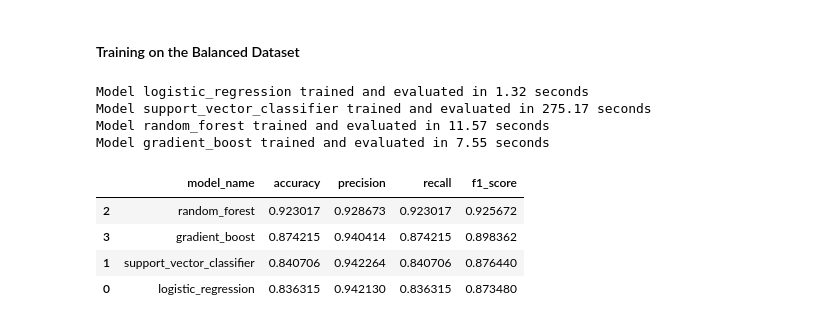
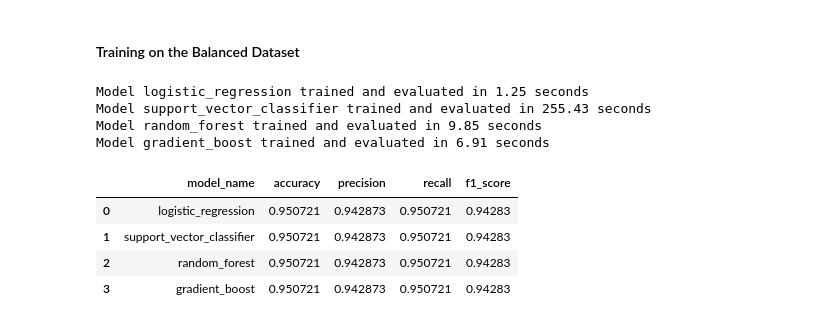
Before and after one commit to AndyMortey/PREDICTING-ANNUAL-INCOME-USING-MACHINE-LEARNING, a Jupyter notebook: notebook.ipynb, the cells around one changed output. Saved outputs shown, nothing was run; the diff lists cells and outputs as text; code cells hidden in the pictures.

Commit message:
Model Saved

```diff
--- a/notebook.ipynb
+++ b/notebook.ipynb
@@ -915,17 +917,17 @@ models = [
     ('gradient_boost', GradientBoostingClassifier(random_state=42))
 ]
 
-all_pipelines = {}
+all_balanced_pipelines = {}
 
 # Create a DataFrame for the metrics
-metrics_output = pd.DataFrame(columns=['model_name', 'accuracy', 'precision', 'recall', 'f1_score'])
+balanced_metrics_output = pd.DataFrame(columns=['model_name', 'accuracy', 'precision', 'recall', 'f1_score'])
 
 # Train and evaluate each model
 for model_name, classifier in models:
     start_time = time.time()
 
     # Create pipeline with SMOTE
-    pipeline = ImbPipeline(steps=[
+    balanced_pipeline = ImbPipeline(steps=[
         ('preprocessor', preprocessor),
         ('smote', SMOTE(random_state=42)),
         ('feature_importance', SelectKBest(mutual_info_classif, k='all')),
@@ -933,14 +935,14 @@ for model_name, classifier in models:
     ])
 
     # Fit data to pipeline
-    pipeline.fit(X_train_sample, y_train_sample)
-    all_pipelines[model_name] = pipeline
+    balanced_pipeline.fit(X_train_sample, y_train_sample)
+    all_balanced_pipelines[model_name] = balanced_pipeline
 
     # Make predictions on the test set
-    y_pred = pipeline.predict(X_test)
+    y_pred = balanced_pipeline.predict(X_test)
 
     # Generate classification report for each model
-    metrics = classification_report(y_test, y_pred, output_dict=True)
+    balanced_metrics = classification_report(y_test, y_pred, output_dict=True)
 
     # Evaluate the model
     accuracy = metrics['accuracy']
@@ -957,21 +959,21 @@ for model_name, classifier in models:
         'f1_score': [f1_score]
     })
 
-    metrics_output = pd.concat([metrics_output, new_row], ignore_index=True)
+    balanced_metrics_output = pd.concat([balanced_metrics_output, new_row], ignore_index=True)
 
     end_time = time.time()
     print(f"Model {model_name} trained and evaluated in {end_time - start_time:.2f} seconds")
 # %% [output]
-Model logistic_regression trained and evaluated in 1.32 seconds
-Model support_vector_classifier trained and evaluated in 275.17 seconds
-Model random_forest trained and evaluated in 11.57 seconds
-Model gradient_boost trained and evaluated in 7.55 seconds
+Model logistic_regression trained and evaluated in 1.25 seconds
+Model support_vector_classifier trained and evaluated in 255.43 seconds
+Model random_forest trained and evaluated in 9.85 seconds
+Model gradient_boost trained and evaluated in 6.91 seconds
 # %%
 #Display the metrics_output
-metrics_output.sort_values(ascending=False, by='f1_score')
+balanced_metrics_output.sort_values(ascending=False, by='f1_score')
 # %% [output]
 |  | model_name | accuracy | precision | recall | f1_score |
-| 2 | random_forest | 0.923017 | 0.928673 | 0.923017 | 0.925672 |
-| 3 | gradient_boost | 0.874215 | 0.940414 | 0.874215 | 0.898362 |
-| 1 | support_vector_classifier | 0.840706 | 0.942264 | 0.840706 | 0.876440 |
-| 0 | logistic_regression | 0.836315 | 0.942130 | 0.836315 | 0.873480 |
+| 0 | logistic_regression | 0.950721 | 0.942873 | 0.950721 | 0.94283 |
+| 1 | support_vector_classifier | 0.950721 | 0.942873 | 0.950721 | 0.94283 |
+| 2 | random_forest | 0.950721 | 0.942873 | 0.950721 | 0.94283 |
+| 3 | gradient_boost | 0.950721 | 0.942873 | 0.950721 | 0.94283 |
```
Also changed, not shown: parts of 7 cells of this notebook, 5 other files.
